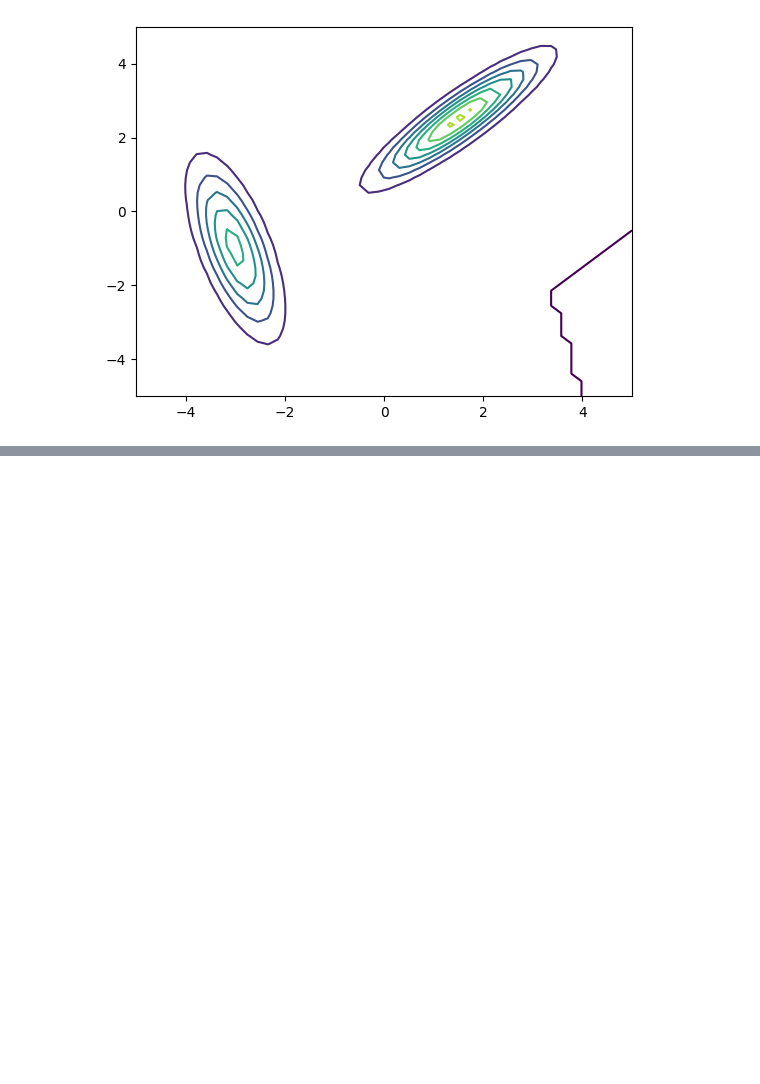
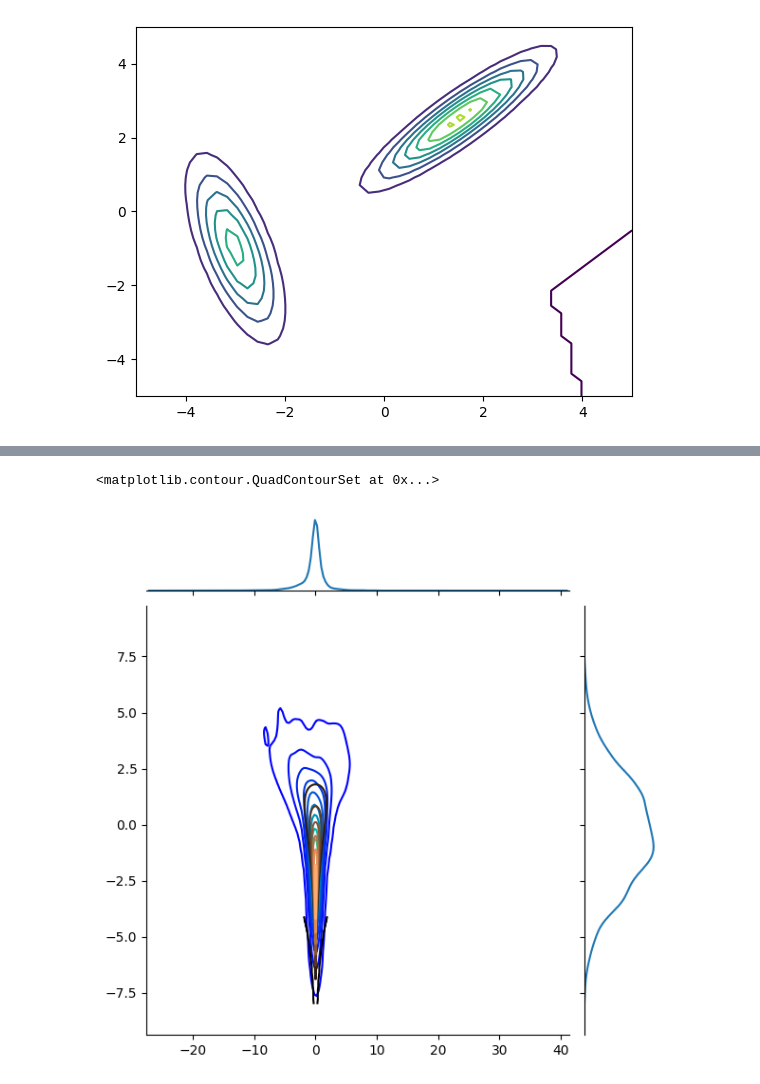
Before and after one commit to al-jshen/sampling, a Jupyter notebook: notebooks/tempering.ipynb, the cells around one changed output, grey strips where cells are left out. Drawn from its saved outputs; the diff is of its cells as text; code cells hidden in the pictures; blank space fills up the shorter version.

```diff
--- a/notebooks/tempering.ipynb
+++ b/notebooks/tempering.ipynb
@@ -222,0 +253,13 @@ plt.scatter(chain[:, :, -1, 0].ravel(), chain[:, :, -1, 1].ravel(), alpha=0.1)
+# %%
+dim = 2
+chains = 4
+niter = 50000
+nwarmup = 5000
+nthin = 20
+temps = jnp.array([3**i for i in range(9)])[::-1]
+key = random.PRNGKey(0)
+init = random.normal(key, shape=(chains, temps.size, dim))
+chain = jax.vmap(sample, in_axes=(None, None, 0, None, None, None, 0))(
+    funnel, partial(partemp, rwmh), init, 0.1, temps, niter, jnp.arange(chains)
+)[:, nwarmup:, ...][:, ::nthin, ...]
+azchain = dict(x=np.array(chain[:, :, -1, 0]), y=np.array(chain[:, :, -1, 1]))
@@ -222,0 +272,11 @@ plt.scatter(chain[:, :, -1, 0].ravel(), chain[:, :, -1, 1].ravel(), alpha=0.1)
+# %%
+sns.jointplot(
+    x=chain[:, :, -1, 0].ravel(),
+    y=chain[:, :, -1, 1].ravel(),
+    kind="kde",
+    cmap="winter",
+)
+plt.contour(xx, yy, jnp.exp(funnel(xxyy).reshape(xx.shape)), cmap="copper")
+# %% [output]
+<matplotlib.contour.QuadContourSet at 0x...>
+[figure, added]
```
Also changed, not shown: parts of 25 cells of this notebook.
